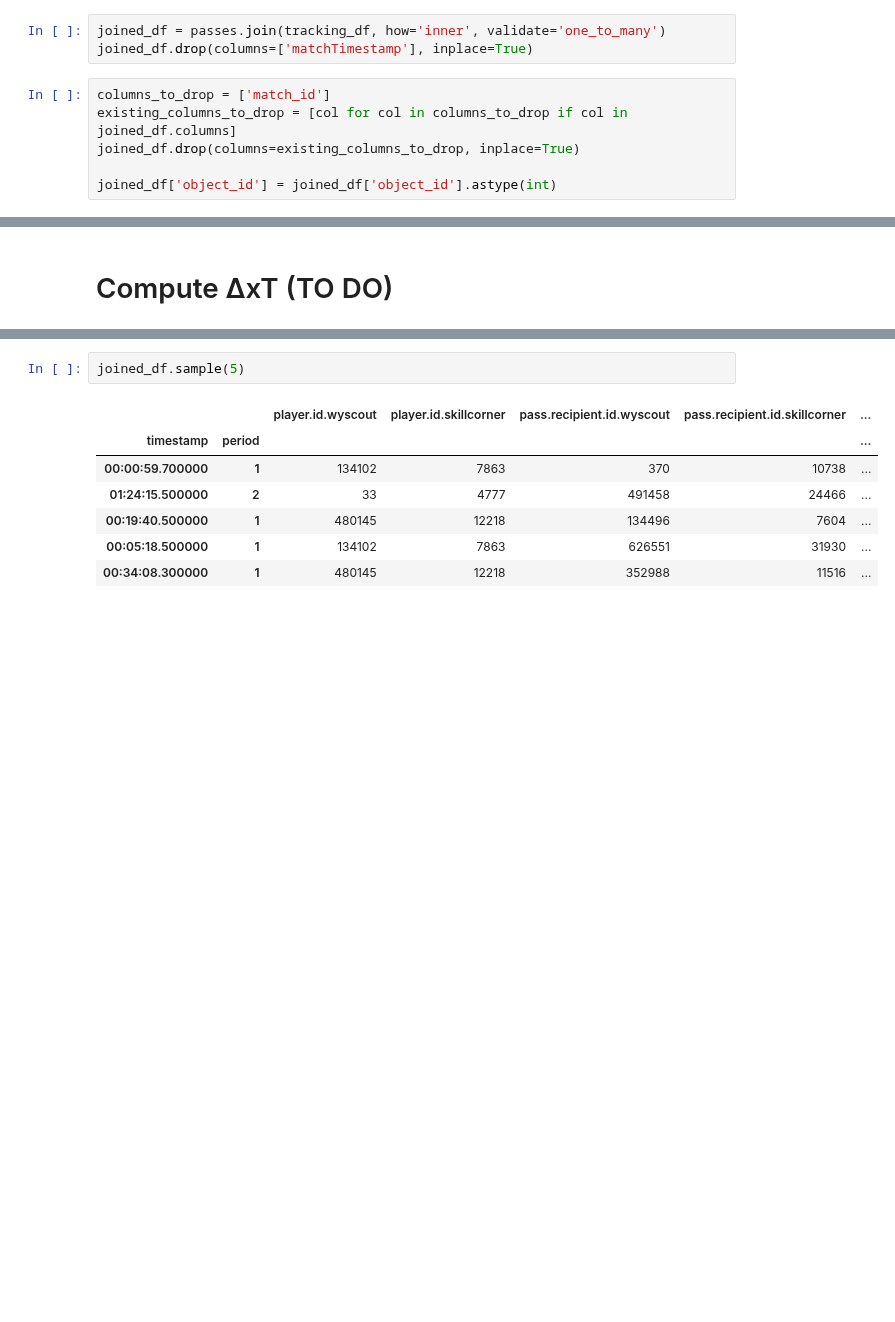
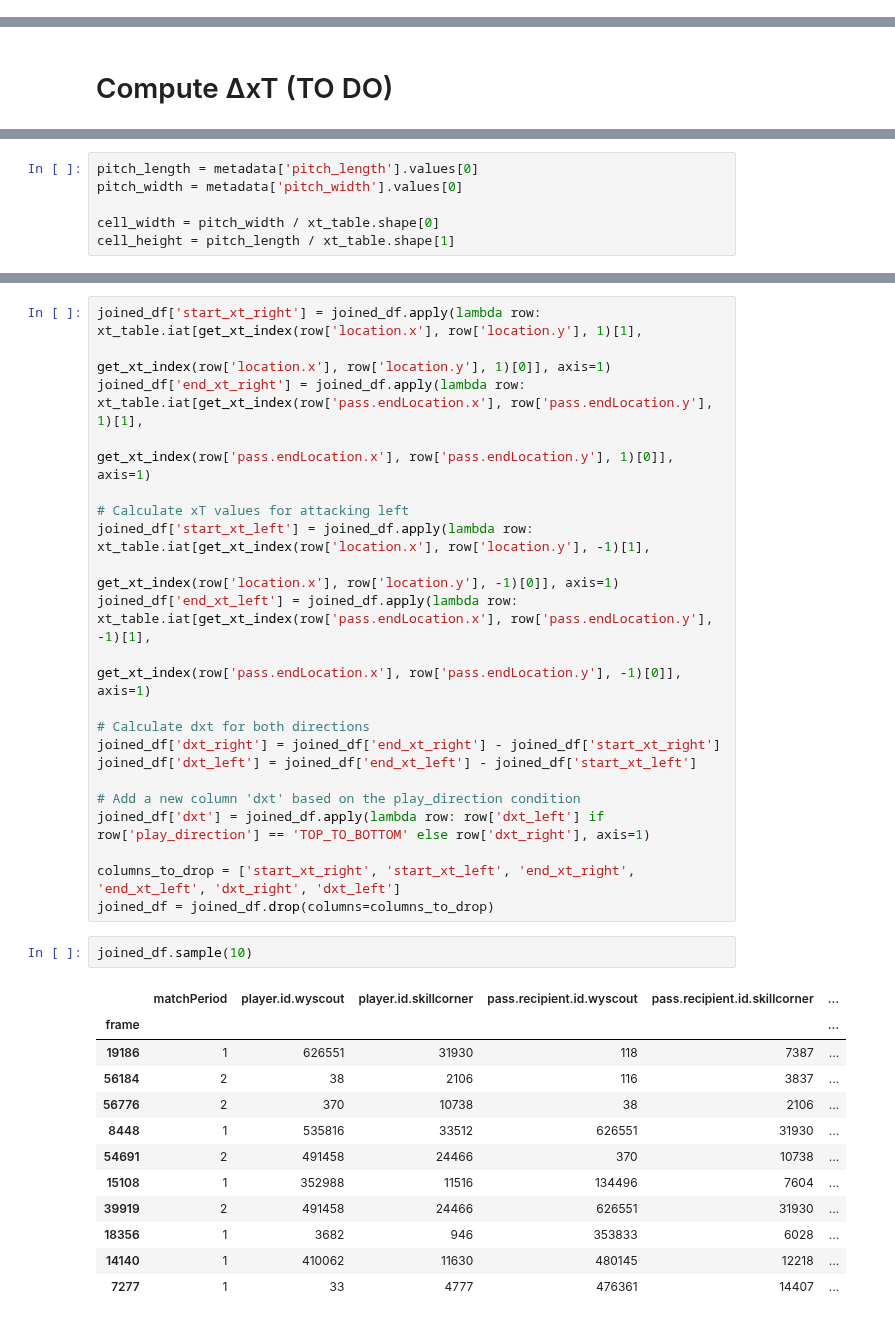
Before and after one commit to ariskoutris/defensive-passing-networks, a Jupyter notebook: src/notebooks/pass_tables.ipynb, the cells around one changed output, grey strips where cells are left out. Saved outputs shown, nothing was run; the diff lists cells and outputs as text; blank space fills up the shorter version.

```diff
--- a/src/notebooks/pass_tables.ipynb
+++ b/src/notebooks/pass_tables.ipynb
@@ -263,9 +181,0 @@ if not {'timestamp', 'period'}.issubset(passes.index.names):
-# %%
-joined_df = passes.join(tracking_df, how='inner', validate='one_to_many')
-joined_df.drop(columns=['matchTimestamp'], inplace=True)
-# %%
-columns_to_drop = ['match_id']
-existing_columns_to_drop = [col for col in columns_to_drop if col in joined_df.columns]
-joined_df.drop(columns=existing_columns_to_drop, inplace=True)
-
-joined_df['object_id'] = joined_df['object_id'].astype(int)
@@ -372,0 +273,6 @@ To Do:
+# %%
+pitch_length = metadata['pitch_length'].values[0]
+pitch_width = metadata['pitch_width'].values[0]
+
+cell_width = pitch_width / xt_table.shape[0]
+cell_height = pitch_length / xt_table.shape[1]
@@ -373,10 +288,36 @@ To Do:
+# %%
+joined_df['start_xt_right'] = joined_df.apply(lambda row: xt_table.iat[get_xt_index(row['location.x'], row['location.y'], 1)[1],
+                                                                 get_xt_index(row['location.x'], row['location.y'], 1)[0]], axis=1)
+joined_df['end_xt_right'] = joined_df.apply(lambda row: xt_table.iat[get_xt_index(row['pass.endLocation.x'], row['pass.endLocation.y'], 1)[1],
+                                                               get_xt_index(row['pass.endLocation.x'], row['pass.endLocation.y'], 1)[0]], axis=1)
+
+# Calculate xT values for attacking left
+joined_df['start_xt_left'] = joined_df.apply(lambda row: xt_table.iat[get_xt_index(row['location.x'], row['location.y'], -1)[1],
+                                                                get_xt_index(row['location.x'], row['location.y'], -1)[0]], axis=1)
+joined_df['end_xt_left'] = joined_df.apply(lambda row: xt_table.iat[get_xt_index(row['pass.endLocation.x'], row['pass.endLocation.y'], -1)[1],
+                                                              get_xt_index(row['pass.endLocation.x'], row['pass.endLocation.y'], -1)[0]], axis=1)
+
+# Calculate dxt for both directions
+joined_df['dxt_right'] = joined_df['end_xt_right'] - joined_df['start_xt_right']
+joined_df['dxt_left'] = joined_df['end_xt_left'] - joined_df['start_xt_left']
+
+# Add a new column 'dxt' based on the play_direction condition
+joined_df['dxt'] = joined_df.apply(lambda row: row['dxt_left'] if row['play_direction'] == 'TOP_TO_BOTTOM' else row['dxt_right'], axis=1)
+
+columns_to_drop = ['start_xt_right', 'start_xt_left', 'end_xt_right', 'end_xt_left', 'dxt_right', 'dxt_left']
+joined_df = joined_df.drop(columns=columns_to_drop)
 # %%
-joined_df.sample(5)
+joined_df.sample(10)
 # %% [output]
-|  |  | player.id.wyscout | player.id.skillcorner | pass.recipient.id.wyscout | pass.recipient.id.skillcorner | ... |
-| timestamp | period |  |  |  |  | ... |
-| 00:00:59.700000 | 1 | 134102 | 7863 | 370 | 10738 | ... |
-| 01:24:15.500000 | 2 | 33 | 4777 | 491458 | 24466 | ... |
-| 00:19:40.500000 | 1 | 480145 | 12218 | 134496 | 7604 | ... |
-| 00:05:18.500000 | 1 | 134102 | 7863 | 626551 | 31930 | ... |
-| 00:34:08.300000 | 1 | 480145 | 12218 | 352988 | 11516 | ... |
+|  | matchPeriod | player.id.wyscout | player.id.skillcorner | pass.recipient.id.wyscout | pass.recipient.id.skillcorner | ... |
+| frame |  |  |  |  |  | ... |
+| 19186 | 1 | 626551 | 31930 | 118 | 7387 | ... |
+| 56184 | 2 | 38 | 2106 | 116 | 3837 | ... |
+| 56776 | 2 | 370 | 10738 | 38 | 2106 | ... |
+| 8448 | 1 | 535816 | 33512 | 626551 | 31930 | ... |
+| 54691 | 2 | 491458 | 24466 | 370 | 10738 | ... |
+| 15108 | 1 | 352988 | 11516 | 134496 | 7604 | ... |
+| 39919 | 2 | 491458 | 24466 | 626551 | 31930 | ... |
+| 18356 | 1 | 3682 | 946 | 353833 | 6028 | ... |
+| 14140 | 1 | 410062 | 11630 | 480145 | 12218 | ... |
+| 7277 | 1 | 33 | 4777 | 476361 | 14407 | ... |
```
Also changed, not shown: parts of 27 cells of this notebook, 1 other file.
